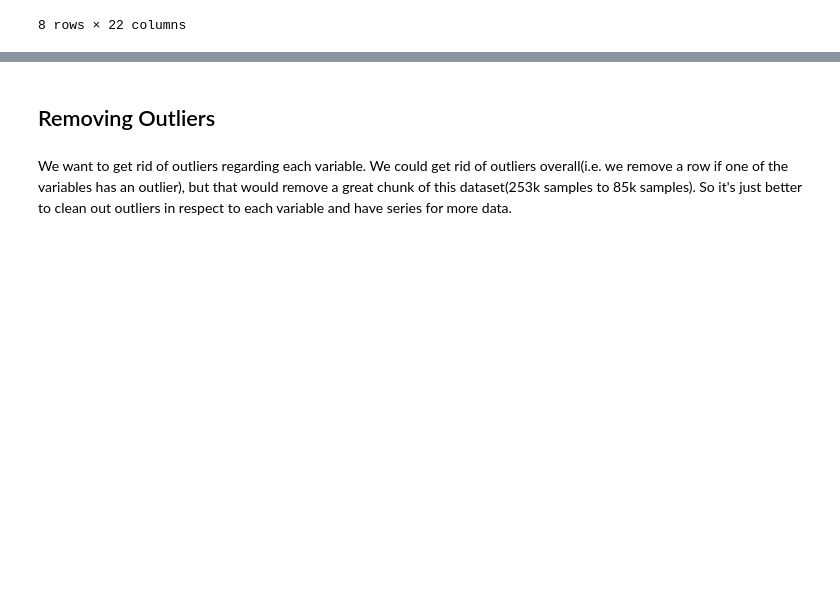
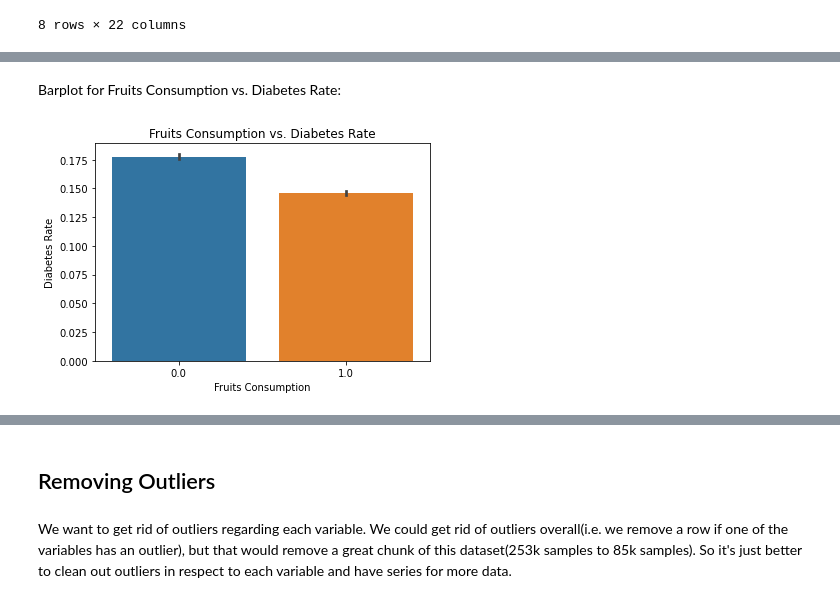
Before and after one commit to edwin815/diabetes_analysis, a Jupyter notebook: EDACheckpoint_Group132_WI24.ipynb, the cells around one changed output, grey strips where cells are left out. Drawn from its saved outputs; the diff is of its cells as text; code cells hidden in the pictures; blank space fills up the shorter version.

```diff
--- a/EDACheckpoint_Group132_WI24.ipynb
+++ b/EDACheckpoint_Group132_WI24.ipynb
@@ -216,0 +245,10 @@ In the above graph, we can interpert the purple as the count of people who: for
+# %% [markdown]
+Barplot for Fruits Consumption vs. Diabetes Rate:
+# %%
+sns.barplot(data=diabetes_df_cleaned, x='Fruits', y='Diabetes_01')
+plt.title('Fruits Consumption vs. Diabetes Rate')
+plt.xlabel('Fruits Consumption')
+plt.ylabel('Diabetes Rate')
+plt.show()
+# %% [output]
+[figure, added]
```
Also changed, not shown: parts of 10 cells of this notebook.
